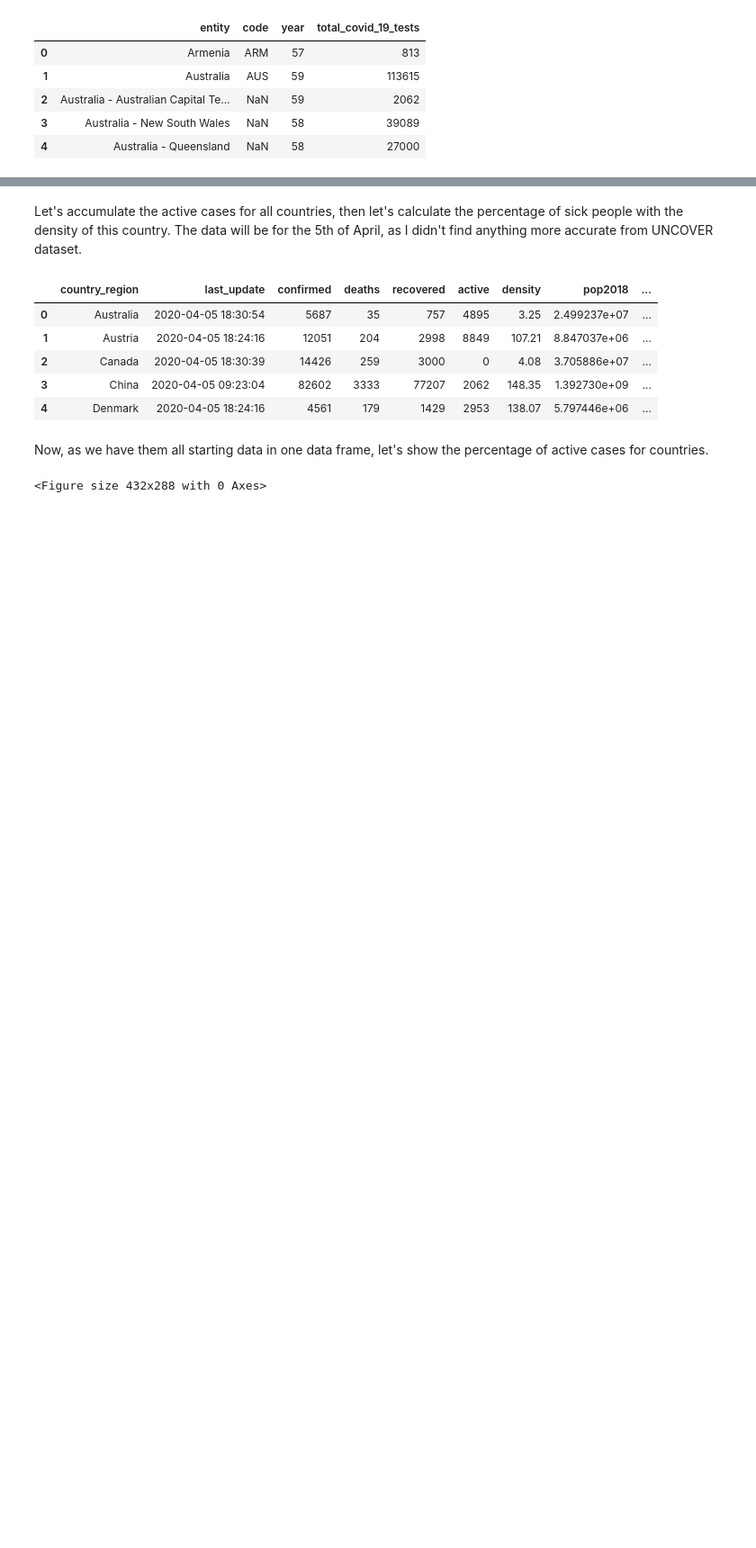
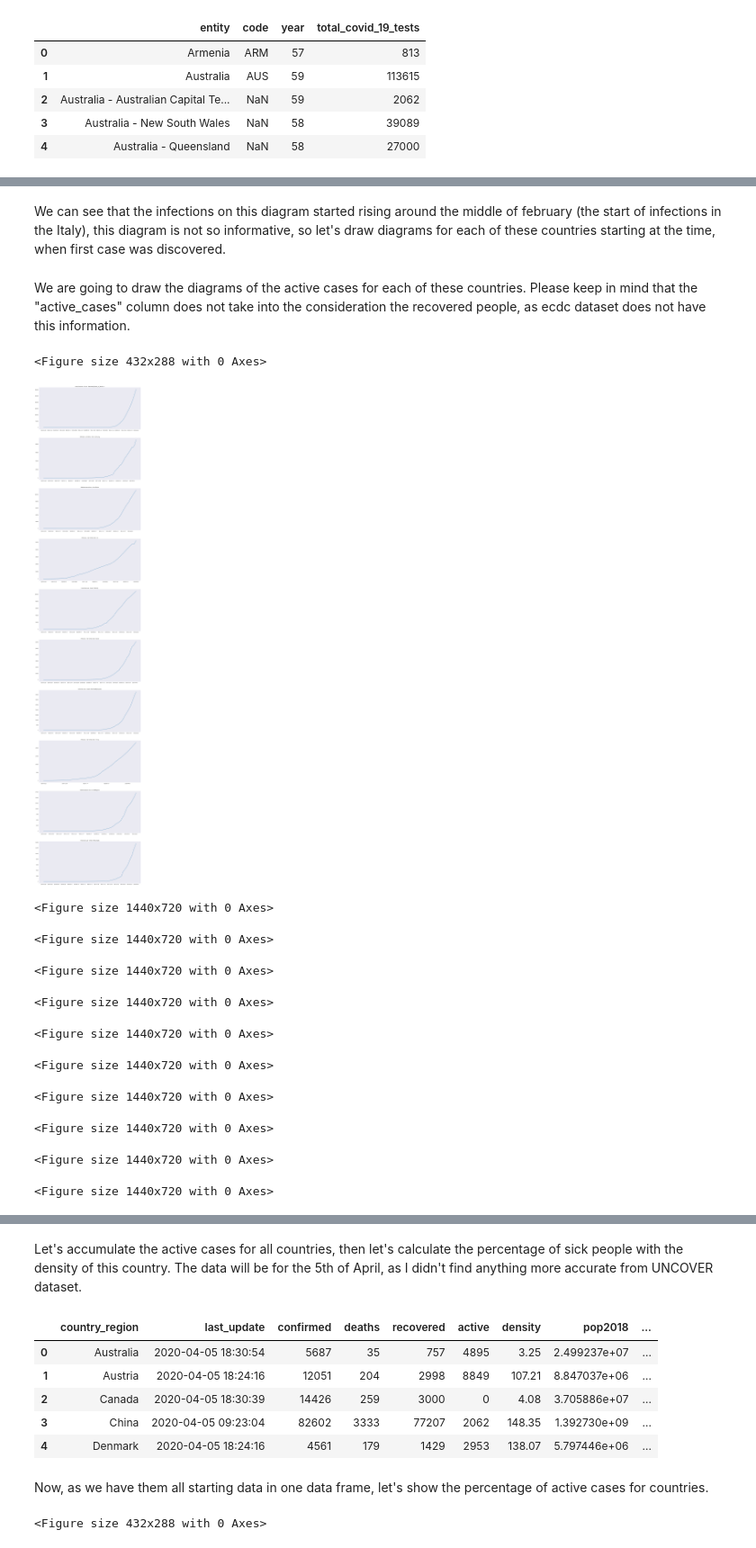
Before and after one commit to WernherVonData/Covid-19-Uncover-Challange, a Jupyter notebook: Be safe - who is in the biggest need of PPE.ipynb, the cells around one changed output, grey strips where cells are left out. Shown: that part at 90% size. Drawn from its saved outputs; the diff is of its cells as text; code cells hidden in the pictures; blank space fills up the shorter version.

```diff
--- a/Be safe - who is in the biggest need of PPE.ipynb
+++ b/Be safe - who is in the biggest need of PPE.ipynb
@@ -94,0 +111,36 @@ sns.lineplot(data=d.xs("cases", axis=1), dashes=False)
+# %% [markdown]
+We can see that the infections on this diagram started rising around the middle of february (the start of infections in the Italy), this diagram is not so informative, so let's draw diagrams for each of these countries starting at the time, when first case was discovered.
+# %%
+def getPatientZeroDate(country, df=d):
+    return df.xs("cases", axis=1)[df.xs("cases", axis=1)[country]>=1][country].index[0]
+# %% [markdown]
+We are going to draw the diagrams of the active cases for each of these countries. Please keep in mind that the "active_cases" column does not take into the consideration the recovered people, as ecdc dataset does not have this information.
+# %%
+plt.clf()
+f, axes = plt.subplots(len(most_infected_countries), 1, figsize=(20, 100))
+# sns.despine(left=True)
+index = 0
+for country in most_infected_countries:
+    plt.figure(figsize=(20,10))
+    ax=sns.lineplot(data=d[d.index>=getPatientZeroDate(country)].xs("active_cases", axis=1)[country], ax=axes[index])
+    i = 0
+    for label in ax.get_xticklabels():
+        if i%5!=0:
+            label.set_visible(False)
+        i+=1
+    index+=1
+    ax.set_title("Infections over time in the "+country)
+plt.tight_layout()
+# %% [output]
+<Figure size 432x288 with 0 Axes>
+[figure, added]
+<Figure size 1440x720 with 0 Axes>
+<Figure size 1440x720 with 0 Axes>
+<Figure size 1440x720 with 0 Axes>
+<Figure size 1440x720 with 0 Axes>
+<Figure size 1440x720 with 0 Axes>
+<Figure size 1440x720 with 0 Axes>
+<Figure size 1440x720 with 0 Axes>
+<Figure size 1440x720 with 0 Axes>
+<Figure size 1440x720 with 0 Axes>
+<Figure size 1440x720 with 0 Axes>
```
Also changed, not shown: parts of 12 cells of this notebook.
